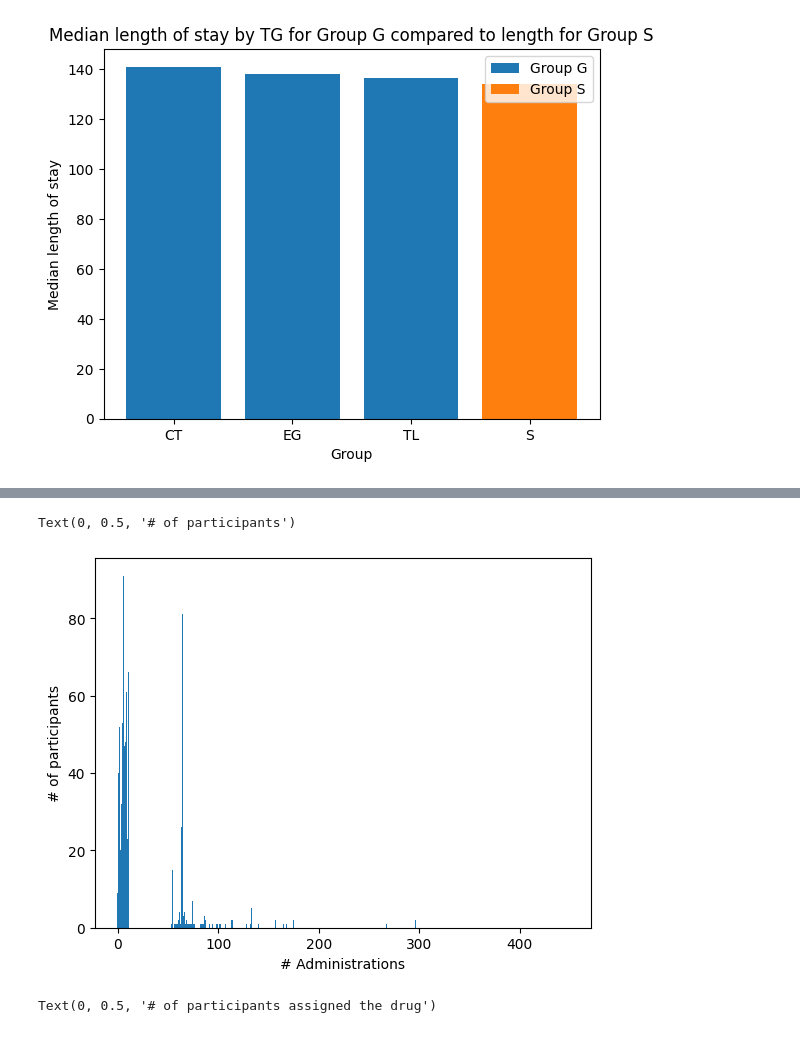
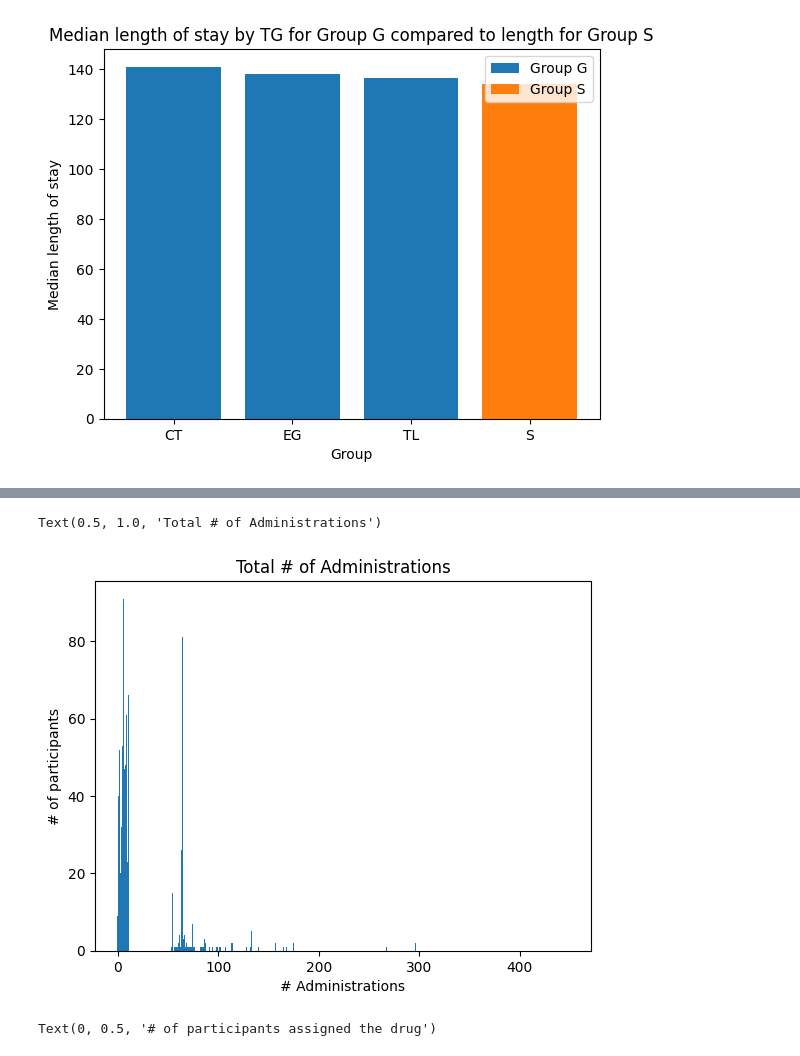
Before and after one commit to Precision-MD/precisionMD-model, a Jupyter notebook: EDA/EDA.ipynb, the cells around one changed output, grey strips where cells are left out. Drawn from its saved outputs; the diff is of its cells as text; code cells hidden in the pictures.

```diff
--- a/EDA/EDA.ipynb
+++ b/EDA/EDA.ipynb
@@ -347,12 +350,13 @@ Text(0, 0.5, '# of participants')
 # %%
 admins = df['# Administrations'].unique()
 nums = df['# Administrations'].value_counts()
 plt.bar(admins, nums)
 plt.xlabel("# Administrations")
 plt.ylabel("# of participants")
+plt.title("Total # of Administrations")
 # %% [output]
-Text(0, 0.5, '# of participants')
+Text(0.5, 1.0, 'Total # of Administrations')
-[figure, old version]
+[figure, new version]
 # %%
 # Drug assignment
 import matplotlib.pyplot as plt
```
Also changed, not shown: parts of 2 cells of this notebook.
